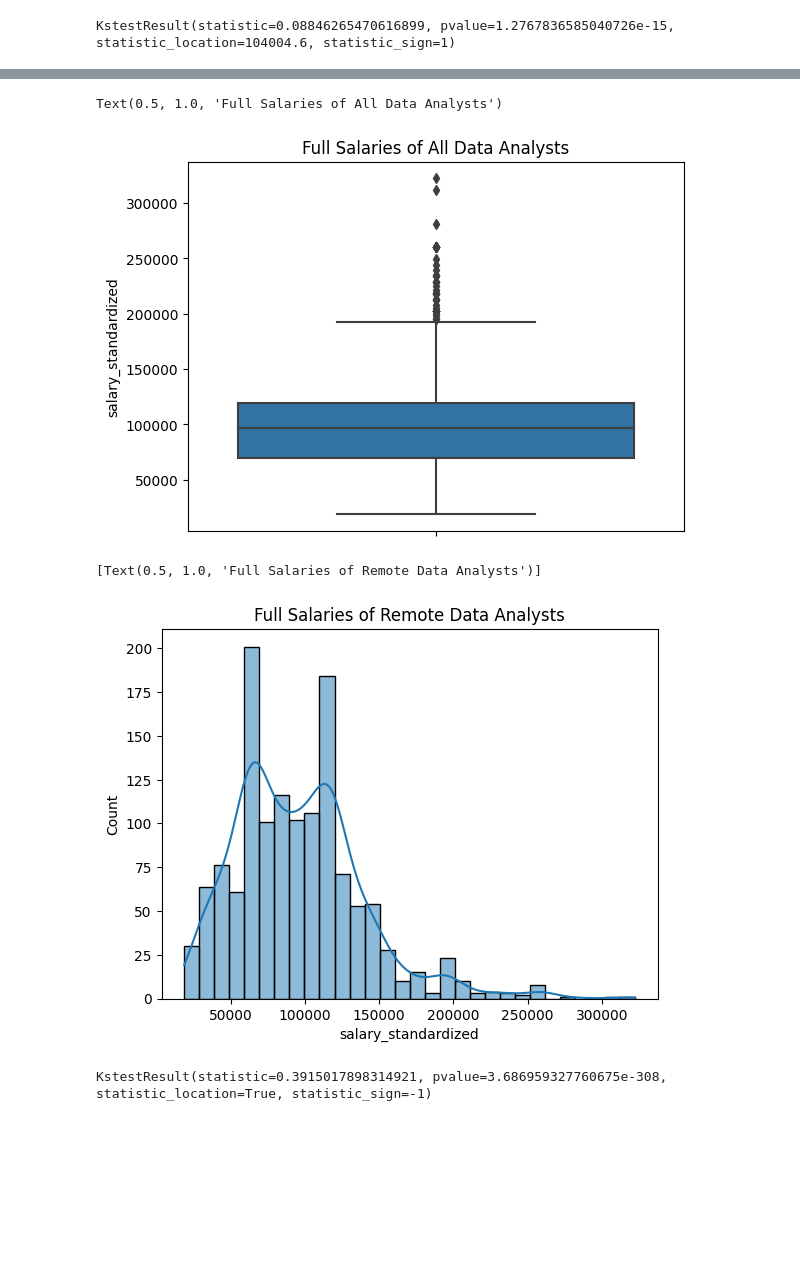
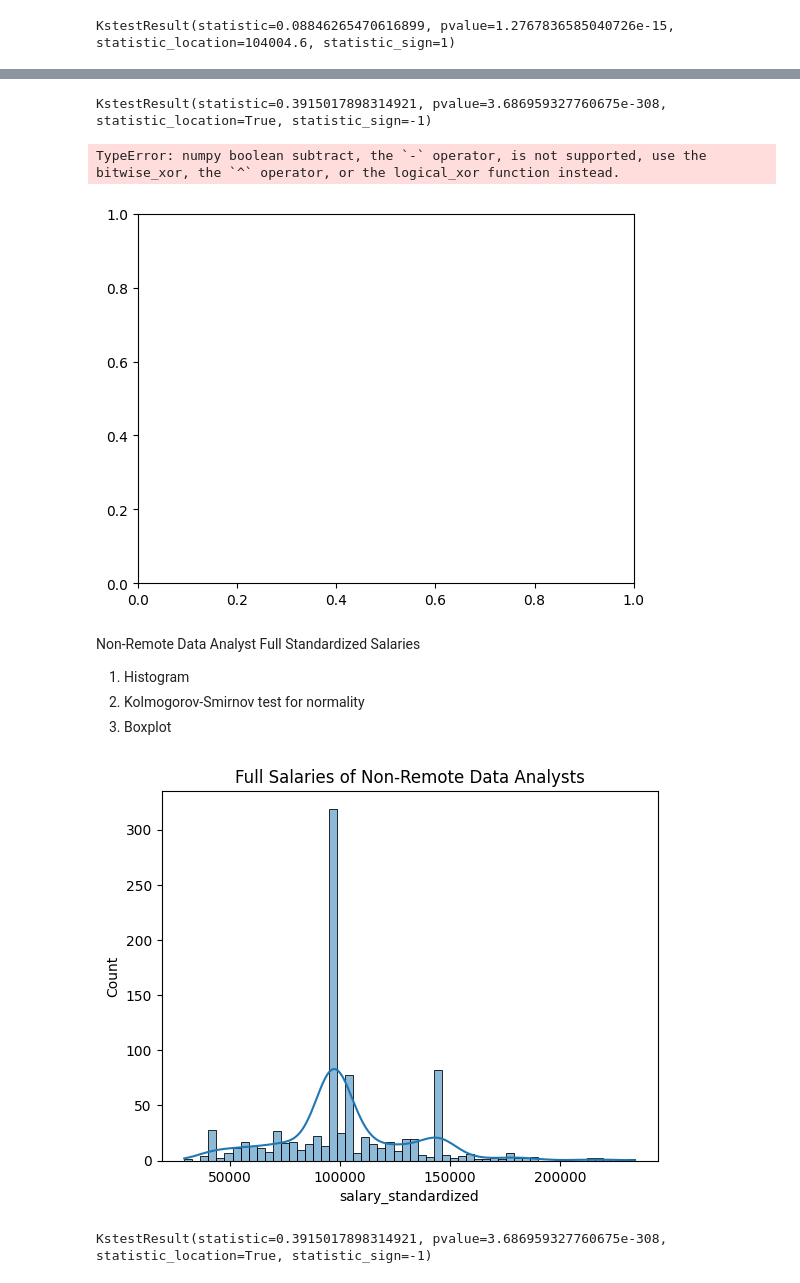
Before and after one commit to TechMikeSol/Job-Statistics, a Jupyter notebook: eda.ipynb, the cells around one changed output, grey strips where cells are left out. Saved outputs shown, nothing was run; the diff lists cells and outputs as text; code cells hidden in the pictures; blank space fills up the shorter version.

```diff
--- a/eda.ipynb
+++ b/eda.ipynb
@@ -9,9 +9,9 @@ import pandas as pd
 import seaborn as sns
 import matplotlib.pyplot as plt
 
-encoded = pd.read_csv('data/encoded_df.csv')
+encoded_df = pd.read_csv('data/encoded_df.csv')
 
-encoded['salary_standardized']
+encoded_df['salary_standardized']
 # %% [output]
 0        45760.0
 1       120000.0
@@ -47,16 +76,34 @@ KstestResult(statistic=0.08846265470616899, pvalue=1.2767836585040726e-15, stati
+# %%
+# kstest for remote data analysts
+
+stats.kstest(
+    encoded_df['work_from_home'], cdf = stats.norm.cdf,
+args = (encoded_df["work_from_home"].mean(),
+encoded_df["work_from_home"].std()))
+# %% [output]
+KstestResult(statistic=0.3915017898314921, pvalue=3.686959327760675e-308, statistic_location=True, statistic_sign=-1)
 # %%
-sns.boxplot( y = encoded['salary_standardized']).set_title('Full Salaries of All Data Analysts')
+# Boxplot for remote data analysts
+
+sns.boxplot(y = encoded_df["work_from_home"], x = encoded_df['salary_standardized']).set_title('Full Salaries of Remote Data Analysts')
 # %% [output]
-Text(0.5, 1.0, 'Full Salaries of All Data Analysts')
+TypeError: numpy boolean subtract, the `-` operator, is not supported, use the bitwise_xor, the `^` operator, or the logical_xor function instead.
-[figure, old version]
+[figure, new version]
+# %% [markdown]
+Non-Remote Data Analyst Full Standardized Salaries
+1. Histogram
+2. Kolmogorov-Smirnov test for normality
+3. Boxplot
 # %%
-# A new variable has to be set to find remote workers data
+# Set ["work_from_home"] == False selects all False values
+# In this case, False is non-remote
 
-remote = encoded[encoded["work_from_home"] == True]
+non_remote = encoded_df[encoded_df["work_from_home"] == False]
 
-sns.histplot(data = remote, x = 'salary_standardized',
-kde = True).set(title = 'Full Salaries of Remote Data Analysts')
+sns.histplot(data = non_remote, x = 'salary_standardized',
+kde = True).set(title = 'Full Salaries of Non-Remote Data Analysts')
+
+plt.savefig("images/full_salary_non_remote_hist.jpg")
 # %% [output]
-[Text(0.5, 1.0, 'Full Salaries of Remote Data Analysts')]
-[figure, old version]
+[figure, new version]
 # %%
```
Also changed, not shown: parts of 27 cells of this notebook.
